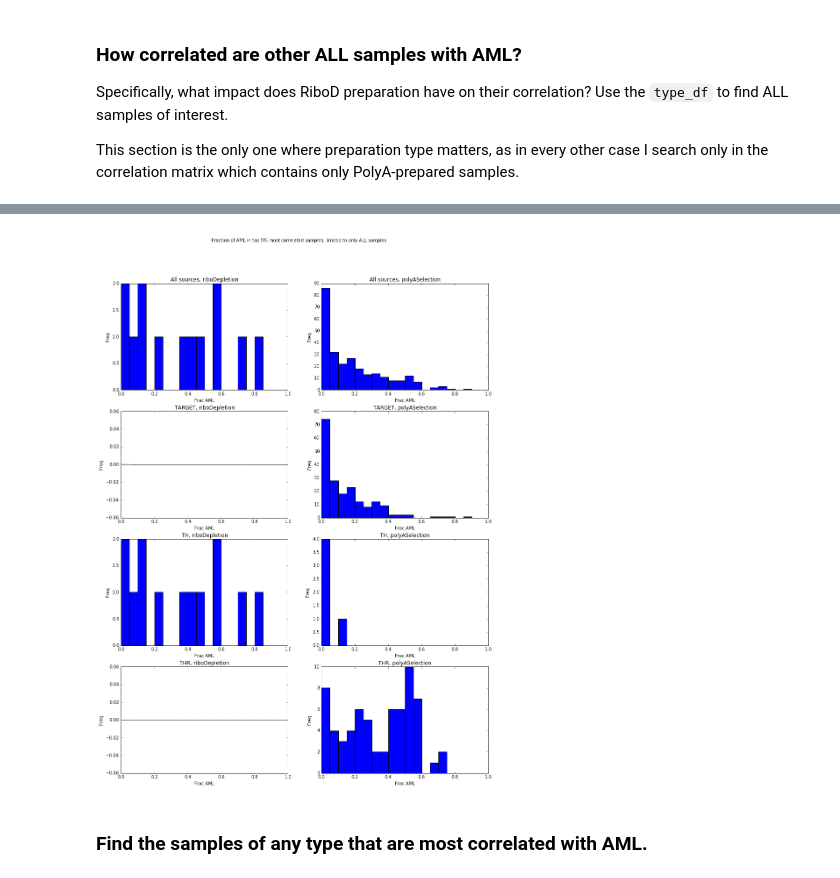
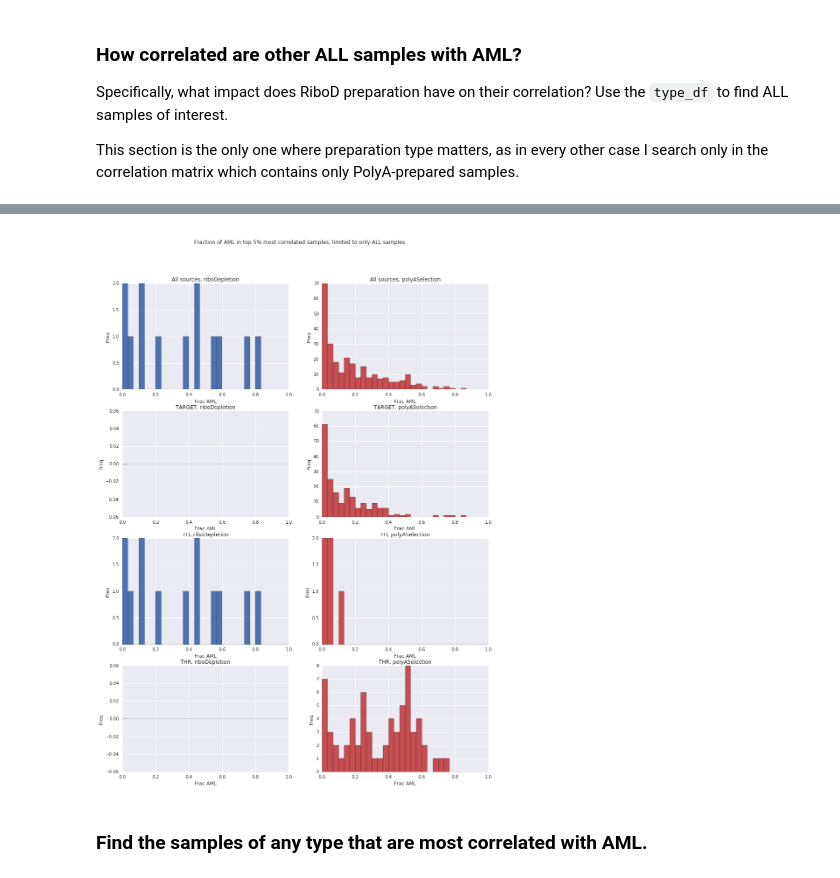
Before and after one commit to KellerJordan/TURG-Research, a Jupyter notebook: Analysis.ipynb, the cells around one changed output, grey strips where cells are left out. Cells and saved outputs as stored; diff of their text form; code cells hidden in the pictures.

```diff
--- a/Analysis.ipynb
+++ b/Analysis.ipynb
@@ -55,3 +50,17 @@ acute myeloid leukemia          0.590476
 acute lymphoblastic leukemia    0.380952
 acute leukemia                  0.028571
 Name: Diagnosis/Disease, dtype: float64
+# %%
+plt.figure(figsize=(15, 7))
+
+plt.subplot(121)
+disease_distrib = diseases_correlated_above_threshold(sample_A, corr_df, type_df)
+plt.title(sample_A)
+plt.pie(disease_distrib, labels=disease_distrib.index)
+
+plt.subplot(122)
+disease_distrib = diseases_correlated_above_threshold(sample_B, corr_df, type_df)
+plt.title(sample_B)
+plt.pie(disease_distrib, labels=disease_distrib.index)
+
+plt.show()
@@ -89,11 +100,9 @@ samples_df = pd.DataFrame({'frac_AML': fracs_aml, 'source': sources, 'prep_type'
 samples_df.index.name = 'THid'
 samples_df = samples_df[pd.notnull(samples_df['frac_AML'])]
 # %%
-def plot_criterion(df, criterion=None, title=None, range=(0, 1)):
-    if criterion is not None:
-        plt.hist(df.loc[criterion]['frac_AML'], bins=20, range=range)
-    else:
-        plt.hist(df['frac_AML'], bins=20, range=range)
+def plot_criterion(df, criterion=None, title=None, range=(0, 1), color='blue'):
+    src_df = df if criterion is None else df.loc[criterion]
+    plt.hist(src_df['frac_AML'], bins=30, range=range, color=color)
     if title is not None:
         plt.title(title)
     plt.xlabel('Frac AML')
@@ -104,42 +113,46 @@ suptitle = """
 Fraction of AML in top 5% most correlated samples, limited to only ALL samples
 """
 plt.suptitle(suptitle)
 
+palette = sb.color_palette(n_colors=10)
+color_1 = palette[0]
+color_2 = palette[2]
+
 plt.subplot(421)
 criterion = samples_df['prep_type'] == 'riboDepletion'
-plot_criterion(samples_df, criterion, title='All sources, riboDepletion')
+plot_criterion(samples_df, criterion, title='All sources, riboDepletion', color=color_1)
 
 plt.subplot(422)
 criterion = samples_df['prep_type'] == 'polyASelection'
-plot_criterion(samples_df, criterion, title='All sources, polyASelection')
+plot_criterion(samples_df, criterion, title='All sources, polyASelection', color=color_2)
 
 plt.subplot(423)
 criterion = (samples_df['source'] == 'TARGET') & (samples_df['prep_type'] == 'riboDepletion')
-plot_criterion(samples_df, criterion, title='TARGET, riboDepletion')
+plot_criterion(samples_df, criterion, title='TARGET, riboDepletion', color=color_1)
 
 plt.subplot(424)
 criterion = (samples_df['source'] == 'TARGET') & (samples_df['prep_type'] == 'polyASelection')
-plot_criterion(samples_df, criterion, title='TARGET, polyASelection')
+plot_criterion(samples_df, criterion, title='TARGET, polyASelection', color=color_2)
 
 plt.subplot(425)
 criterion = (samples_df['source'] == 'TH') & (samples_df['prep_type'] == 'riboDepletion')
-plot_criterion(samples_df, criterion, title='TH, riboDepletion')
+plot_criterion(samples_df, criterion, title='TH, riboDepletion', color=color_1)
 
 plt.subplot(426)
 criterion = (samples_df['source'] == 'TH') & (samples_df['prep_type'] == 'polyASelection')
-plot_criterion(samples_df, criterion, title='TH, polyASelection')
+plot_criterion(samples_df, criterion, title='TH, polyASelection', color=color_2)
 
 plt.subplot(427)
 criterion = (samples_df['source'] == 'THR') & (samples_df['prep_type'] == 'riboDepletion')
-plot_criterion(samples_df, criterion, title='THR, riboDepletion')
+plot_criterion(samples_df, criterion, title='THR, riboDepletion', color=color_1)
 
 plt.subplot(428)
 criterion = (samples_df['source'] == 'THR') & (samples_df['prep_type'] == 'polyASelection')
-plot_criterion(samples_df, criterion, title='THR, polyASelection')
+plot_criterion(samples_df, criterion, title='THR, polyASelection', color=color_2)
 
 plt.show()
 # %% [output]
-[figure, old version]
+[figure, new version]
 # %% [markdown]
 ### Find the samples of any type that are most correlated with AML.
 # %%
```
Also changed, not shown: parts of 6 cells of this notebook, 1 other file.
